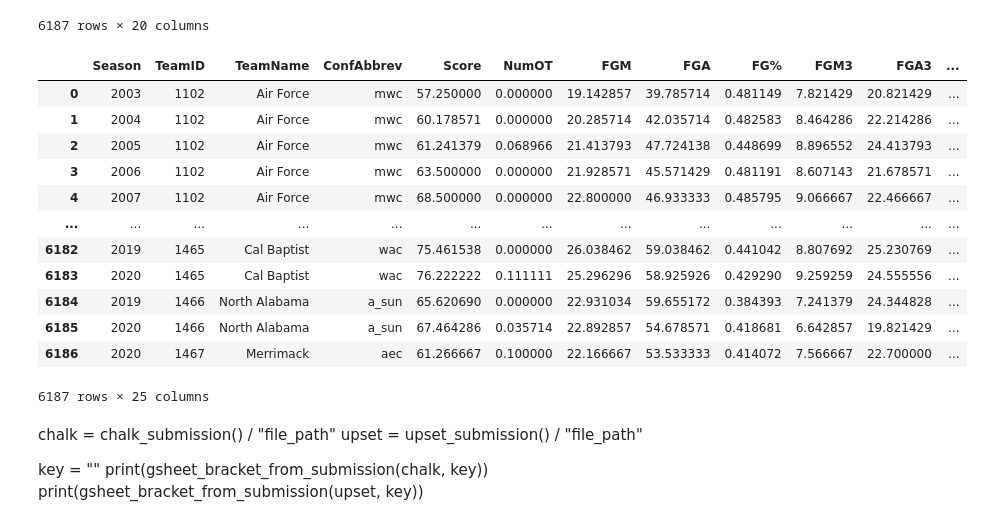
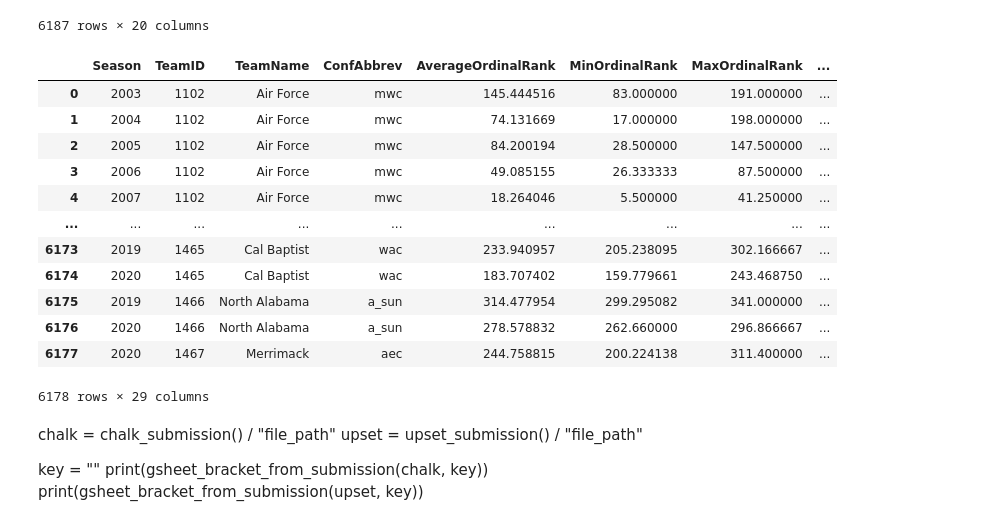
Before and after one commit to aaronayres35/HousingKaggle, a Jupyter notebook: MarchMania/Kaggle March Mania.ipynb, the cells around one changed output. Cells and saved outputs as stored; diff of their text form; code cells hidden in the pictures.

Commit message:
missing data + add ranking stuff

```diff
--- a/MarchMania/Kaggle March Mania.ipynb
+++ b/MarchMania/Kaggle March Mania.ipynb
@@ -1,15 +1,17 @@
 # %%
-# CURRENTLY, goal df includes....
+# CURRENTLY,  df includes....
 # each teams season stats summary
 #  - standard game stats (DONE)
 #  - wins (DONE)
 #  - losses (DONE)
 #  - record vs
 #    - ranked (top N)
-#    - common opponents (or other conferences)
-#    - each other
-#  - team ratings
-#  - encode conferences w/ avg ratings
+#    - common opponents (DONE)
+#    - each other (DONE)
+#  - team ratings (DONE)
+#  - encode (or rank) conferences w/ avg ratings
+
+# TODO: win loss columns for h2h + common opp. (add last step b)
 
 import pandas as pd
 pd.set_option('display.max_columns', 500)
@@ -38,17 +40,18 @@ def split_rows(df, w_map, l_map):
 
     return pd.concat([df1, df2]).sort_index()
 
+def add_column(df, after, name, values):
+    df        = df.copy()
+    col_index = df.columns.get_loc(after) + 1
+    df.insert(col_index, name, values)
+    return df
+
 def add_conferences(df):
     conf = pd.read_csv("data/MTeamConferences.csv")
     team = pd.read_csv("data/MTeams.csv")
     team_and_conf = conf.merge(team)
     return team_and_conf[["Season", "TeamID", "TeamName", "ConfAbbrev"]].merge(df)
 
-def add_column(df, after, name, values):
-    df        = df.copy()
-    col_index = df.columns.get_loc(after) + 1
-    df.insert(col_index, name, values)
-    return df
 
 def add_percentages(df):
     df = add_column(df=df, after="FGA", name="FG%", values=df["FGM"] / df["FGA"])
@@ -56,9 +59,18 @@ def add_percentages(df):
     df = add_column(df=df, after="FTA", name="FT%", values=df["FTM"] / df["FTA"])
     return df
 
-def add_ratings():
-    # average rating, max rating, min rating, last rating
-    pass
+def add_ratings(df):
+    ratings = pd.read_csv("data/MMasseyOrdinals.csv")
+    # some weeks have different numbers of rankings so get average by each ranking day
+    grouped = ratings.groupby(['Season', 'TeamID', 'RankingDayNum'], as_index=False).mean()
+    grouped.drop(columns=['RankingDayNum'], inplace=True)
+    # then group the group of rankings with day to get season
+    average = grouped.groupby(['Season', 'TeamID'], as_index=False).mean().rename(columns={"OrdinalRank": "AverageOrdinalRank"})
+    minimum = grouped.groupby(['Season', 'TeamID'], as_index=False).min().rename(columns={"OrdinalRank": "MinOrdinalRank"})
+    maximum = grouped.groupby(['Season', 'TeamID'], as_index=False).max().rename(columns={"OrdinalRank": "MaxOrdinalRank"})
+    latest  = grouped.groupby(['Season', 'TeamID'], as_index=False).tail(1).rename(columns={"OrdinalRank": "LatestOrdinalRank"})
+    ratings_summary = average.merge(minimum).merge(maximum).merge(latest)
+    return ratings_summary.merge(df)
 
 def get_head_to_head_record(season, team1_id, team2_id):
     results  = pd.read_csv("data/MRegularSeasonCompactResults.csv")
@@ -205,21 +182,21 @@ detailed_results_SZN_AVG
 | 6186 | 2020 | 1467 | 61.266667 | 0.100000 | 22.166667 | 53.533333 | 7.566667 | 22.700000 | 9.366667 | 13.866667 | 7.800000 | ... |
 6187 rows × 20 columns
 # %%
-add_conferences(add_percentages(detailed_results_SZN_AVG))
+add_conferences(add_ratings(add_percentages(detailed_results_SZN_AVG)))
 # %% [output]
-|  | Season | TeamID | TeamName | ConfAbbrev | Score | NumOT | FGM | FGA | FG% | FGM3 | FGA3 | ... |
-| 0 | 2003 | 1102 | Air Force | mwc | 57.250000 | 0.000000 | 19.142857 | 39.785714 | 0.481149 | 7.821429 | 20.821429 | ... |
-| 1 | 2004 | 1102 | Air Force | mwc | 60.178571 | 0.000000 | 20.285714 | 42.035714 | 0.482583 | 8.464286 | 22.214286 | ... |
-| 2 | 2005 | 1102 | Air Force | mwc | 61.241379 | 0.068966 | 21.413793 | 47.724138 | 0.448699 | 8.896552 | 24.413793 | ... |
-| 3 | 2006 | 1102 | Air Force | mwc | 63.500000 | 0.000000 | 21.928571 | 45.571429 | 0.481191 | 8.607143 | 21.678571 | ... |
-| 4 | 2007 | 1102 | Air Force | mwc | 68.500000 | 0.000000 | 22.800000 | 46.933333 | 0.485795 | 9.066667 | 22.466667 | ... |
-| ... | ... | ... | ... | ... | ... | ... | ... | ... | ... | ... | ... | ... |
-| 6182 | 2019 | 1465 | Cal Baptist | wac | 75.461538 | 0.000000 | 26.038462 | 59.038462 | 0.441042 | 8.807692 | 25.230769 | ... |
-| 6183 | 2020 | 1465 | Cal Baptist | wac | 76.222222 | 0.111111 | 25.296296 | 58.925926 | 0.429290 | 9.259259 | 24.555556 | ... |
-| 6184 | 2019 | 1466 | North Alabama | a_sun | 65.620690 | 0.000000 | 22.931034 | 59.655172 | 0.384393 | 7.241379 | 24.344828 | ... |
-| 6185 | 2020 | 1466 | North Alabama | a_sun | 67.464286 | 0.035714 | 22.892857 | 54.678571 | 0.418681 | 6.642857 | 19.821429 | ... |
-| 6186 | 2020 | 1467 | Merrimack | aec | 61.266667 | 0.100000 | 22.166667 | 53.533333 | 0.414072 | 7.566667 | 22.700000 | ... |
+|  | Season | TeamID | TeamName | ConfAbbrev | AverageOrdinalRank | MinOrdinalRank | MaxOrdinalRank | ... |
+| 0 | 2003 | 1102 | Air Force | mwc | 145.444516 | 83.000000 | 191.000000 | ... |
+| 1 | 2004 | 1102 | Air Force | mwc | 74.131669 | 17.000000 | 198.000000 | ... |
+| 2 | 2005 | 1102 | Air Force | mwc | 84.200194 | 28.500000 | 147.500000 | ... |
+| 3 | 2006 | 1102 | Air Force | mwc | 49.085155 | 26.333333 | 87.500000 | ... |
+| 4 | 2007 | 1102 | Air Force | mwc | 18.264046 | 5.500000 | 41.250000 | ... |
+| ... | ... | ... | ... | ... | ... | ... | ... | ... |
+| 6173 | 2019 | 1465 | Cal Baptist | wac | 233.940957 | 205.238095 | 302.166667 | ... |
+| 6174 | 2020 | 1465 | Cal Baptist | wac | 183.707402 | 159.779661 | 243.468750 | ... |
+| 6175 | 2019 | 1466 | North Alabama | a_sun | 314.477954 | 299.295082 | 341.000000 | ... |
+| 6176 | 2020 | 1466 | North Alabama | a_sun | 278.578832 | 262.660000 | 296.866667 | ... |
+| 6177 | 2020 | 1467 | Merrimack | aec | 244.758815 | 200.224138 | 311.400000 | ... |
-6187 rows × 25 columns
+6178 rows × 29 columns
 # %% [markdown]
 chalk = chalk_submission() / "file_path"
 upset = upset_submission() / "file_path"
```
Also changed, not shown: parts of 3 cells of this notebook, 3 other files.
